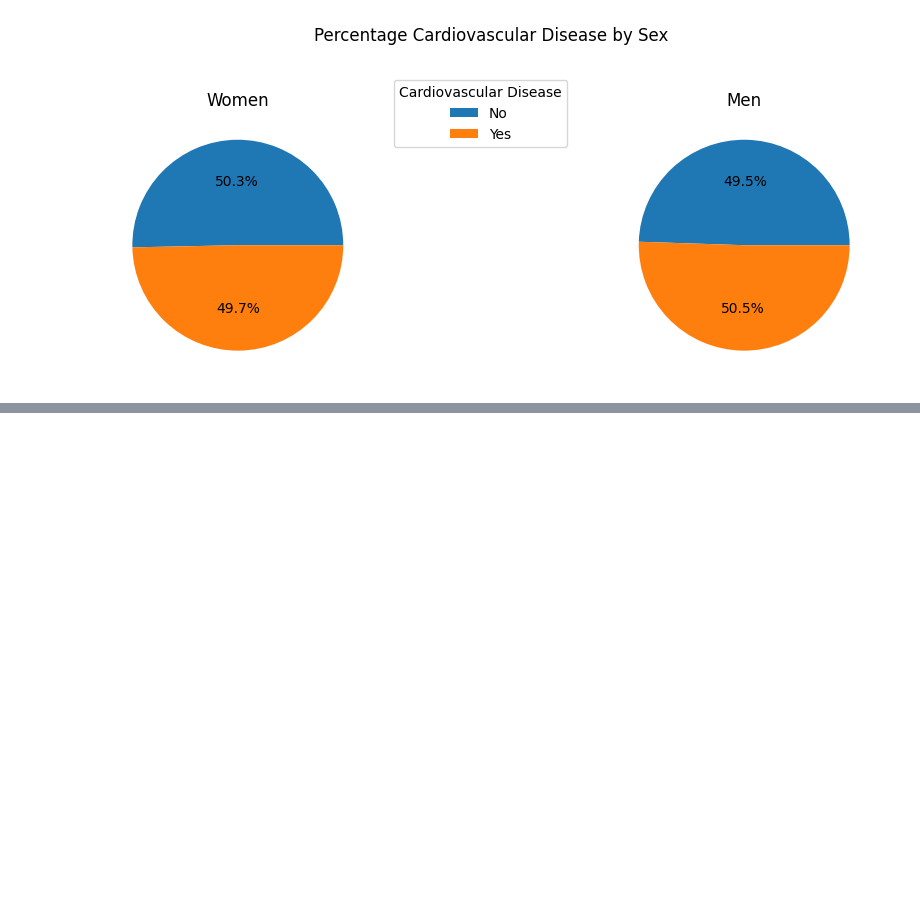
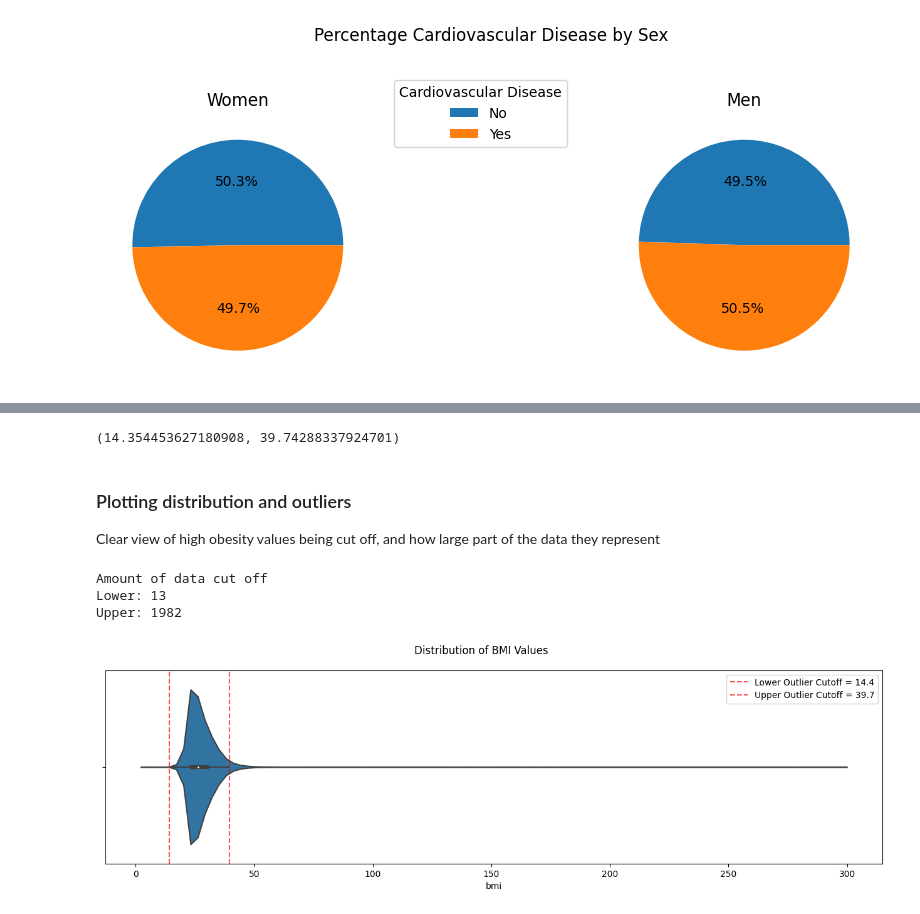
Before and after one commit to Andreas-Svensson/disease_prediction, a Jupyter notebook: data_analysis.ipynb, the cells around one changed output, grey strips where cells are left out. Saved outputs shown, nothing was run; the diff lists cells and outputs as text; code cells hidden in the pictures; blank space fills up the shorter version.

Commit message:
feature engineering BMI and removing BMI outliers

```diff
--- a/data_analysis.ipynb
+++ b/data_analysis.ipynb
@@ -213,0 +218,4 @@ plt.tight_layout() # update layout to exclude unused space
+# %%
+df["bmi"] = df["weight"] / (df["height"] / 100) ** 2
+
+df.head()
@@ -213,0 +235,33 @@ plt.tight_layout() # update layout to exclude unused space
+# %%
+Q1 = df["bmi"].quantile(0.25)
+Q3 = df["bmi"].quantile(0.75)
+IQR = Q3 - Q1
+
+# seaborn / Tukey's boxplot definition of outliers
+outlier_lower = Q1 - 1.5 * IQR
+outlier_upper = Q3 + 1.5 * IQR
+
+outlier_lower, outlier_upper
+# %% [output]
+(14.354453627180908, 39.74288337924701)
+# %% [markdown]
+### Plotting distribution and outliers
+
+Clear view of high obesity values being cut off, and how large part of the data they represent
+# %%
+plt.figure(figsize = (16, 4))
+
+sns.violinplot(x = df["bmi"])
+
+plt.axvline(outlier_lower, color = "r", linestyle = "--", alpha = 0.7, label = f"Lower Outlier Cutoff = {outlier_lower:.1f}")
+plt.axvline(outlier_upper, color = "r", linestyle = "--", alpha = 0.7, label = f"Upper Outlier Cutoff = {outlier_upper:.1f}")
+
+plt.legend()
+plt.suptitle("Distribution of BMI Values")
+
+print(f"Amount of data cut off\nLower: {len(df[df['bmi'] < outlier_lower])}\nUpper: {len(df[df['bmi'] > outlier_upper])}")
+# %% [output]
+Amount of data cut off
+Lower: 13
+Upper: 1982
+[figure, added]
```
Also changed, not shown: parts of 9 cells of this notebook.
